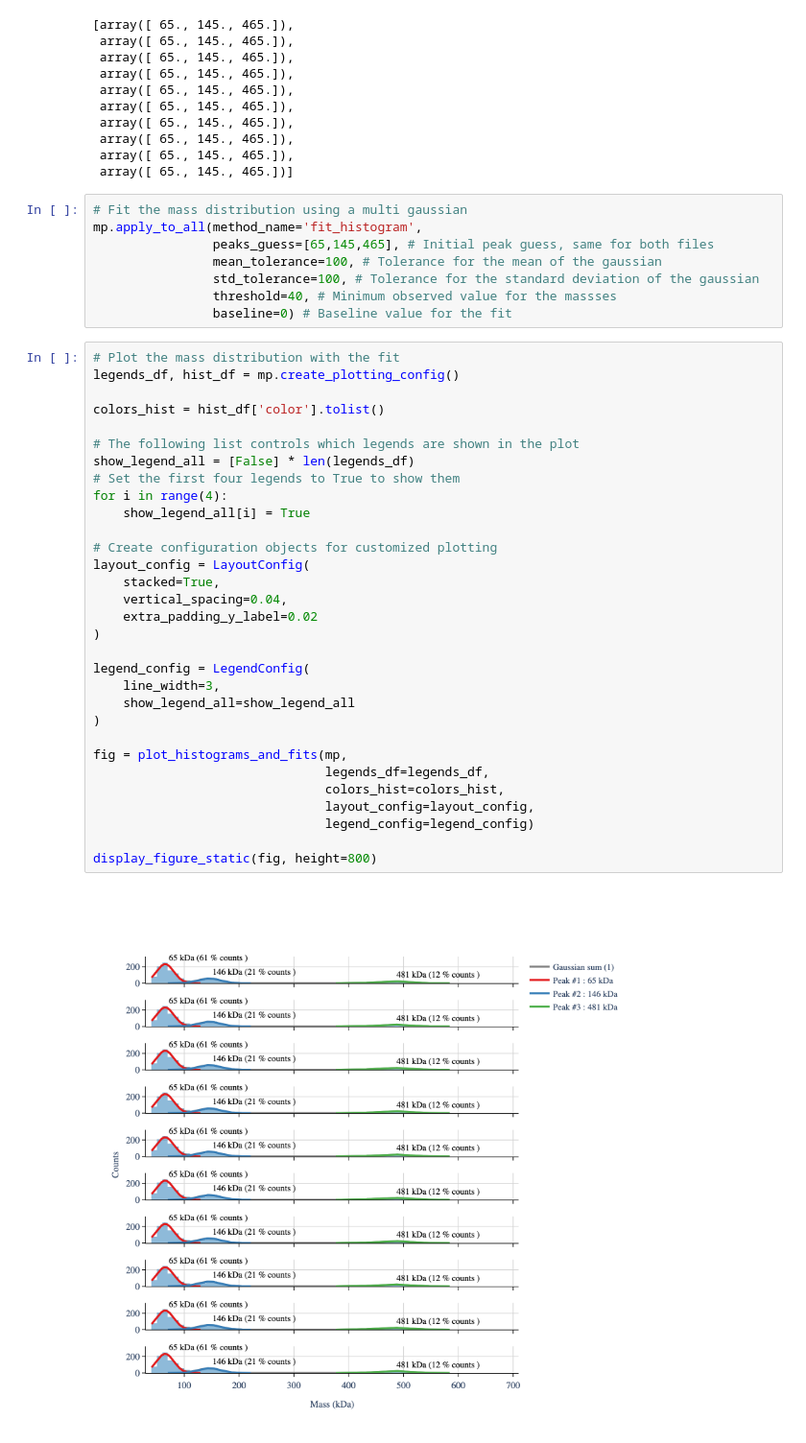
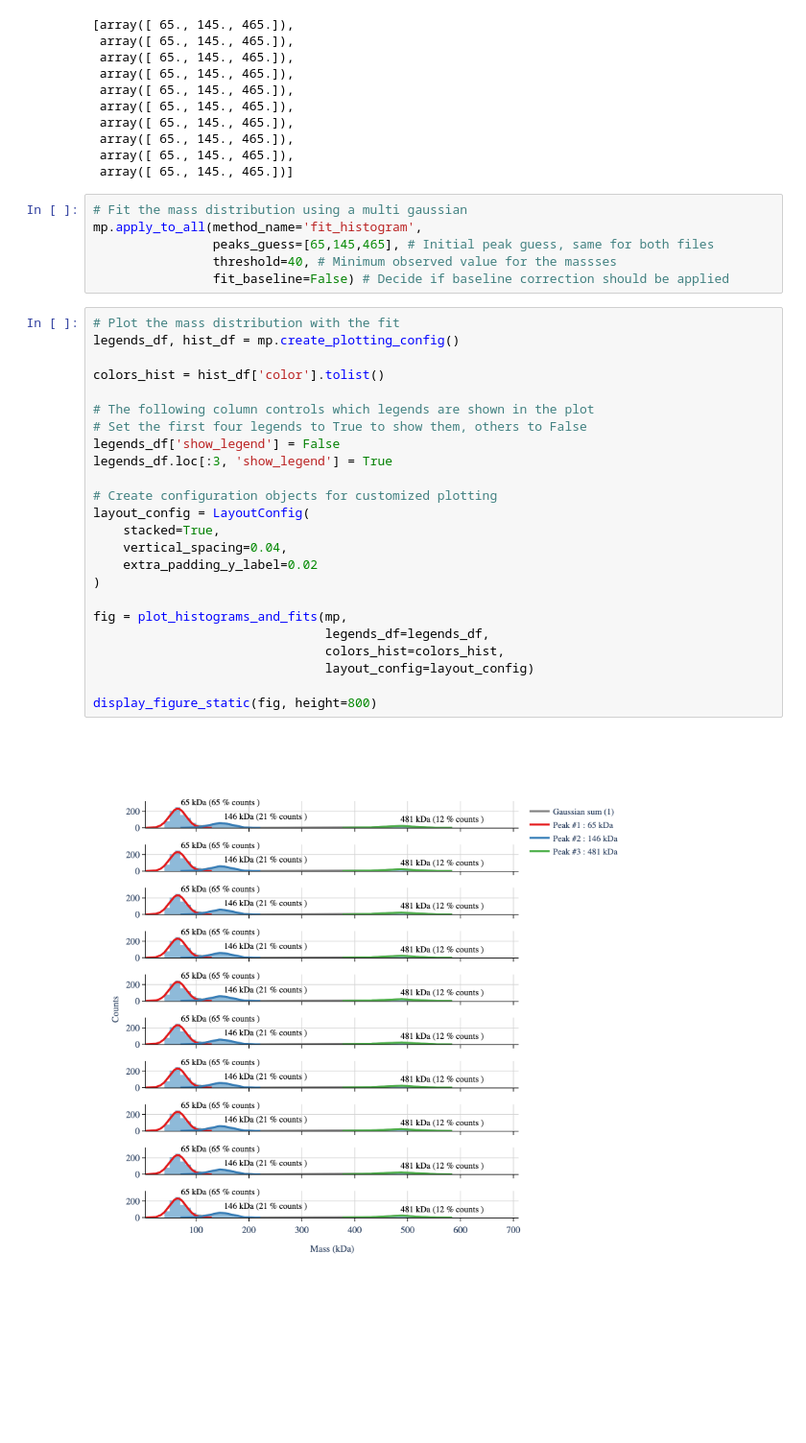
Before and after one commit to osvalB/pyphotomol, a Jupyter notebook: example_notebooks/1_simple_example.ipynb, the cells around one changed output. Shown: that part at 96% size. Cells and saved outputs as stored; diff of their text form; blank space fills up the shorter version.

```diff
--- a/example_notebooks/1_simple_example.ipynb
+++ b/example_notebooks/1_simple_example.ipynb
@@ -85,40 +85,31 @@ mp.get_properties('peaks_guess')
 # Fit the mass distribution using a multi gaussian
 mp.apply_to_all(method_name='fit_histogram',
                 peaks_guess=[65,145,465], # Initial peak guess, same for both files
-                mean_tolerance=100, # Tolerance for the mean of the gaussian
-                std_tolerance=100, # Tolerance for the standard deviation of the gaussian
                 threshold=40, # Minimum observed value for the massses
-                baseline=0) # Baseline value for the fit
+                fit_baseline=False) # Decide if baseline correction should be applied
 # %%
 # Plot the mass distribution with the fit
 legends_df, hist_df = mp.create_plotting_config()
 
 colors_hist = hist_df['color'].tolist()
 
-# The following list controls which legends are shown in the plot
-show_legend_all = [False] * len(legends_df)
-# Set the first four legends to True to show them
-for i in range(4):
-    show_legend_all[i] = True
+# The following column controls which legends are shown in the plot
+# Set the first four legends to True to show them, others to False
+legends_df['show_legend'] = False
+legends_df.loc[:3, 'show_legend'] = True
 
 # Create configuration objects for customized plotting
 layout_config = LayoutConfig(
     stacked=True,
     vertical_spacing=0.04,
     extra_padding_y_label=0.02
 )
 
-legend_config = LegendConfig(
-    line_width=3,
-    show_legend_all=show_legend_all
-)
-
 fig = plot_histograms_and_fits(mp,
                                legends_df=legends_df,
                                colors_hist=colors_hist,
-                               layout_config=layout_config,
-                               legend_config=legend_config)
+                               layout_config=layout_config)
 
 display_figure_static(fig, height=800)
 # %% [output]
-[figure, old version]
+[figure, new version]
```
Also changed, not shown: parts of 2 cells of this notebook, 15 other files.
